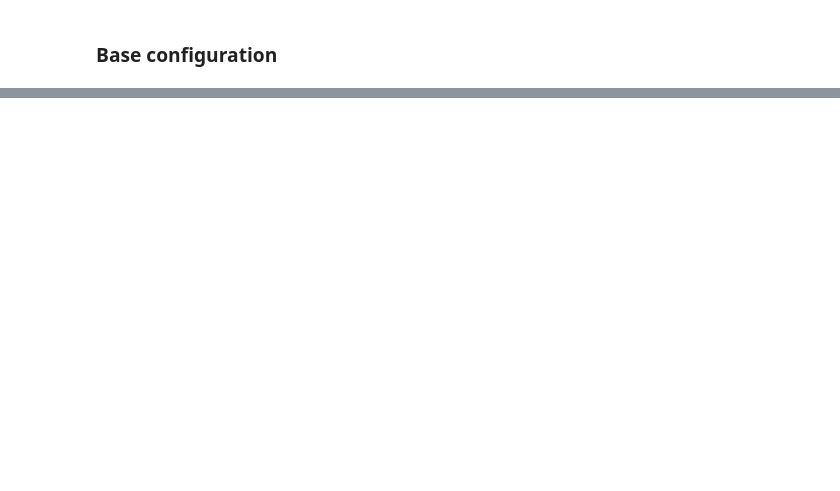
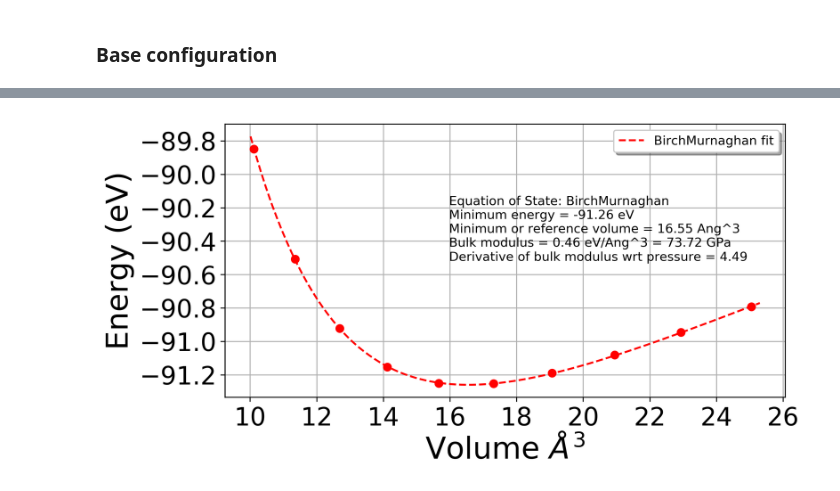
Before and after one commit to zooks97/dftman, a Jupyter notebook: projects/PBS/PBS.ipynb, the cells around one changed output, grey strips where cells are left out. Drawn from its saved outputs; the diff is of its cells as text; code cells hidden in the pictures; blank space fills up the shorter version.

```diff
--- a/projects/PBS/PBS.ipynb
+++ b/projects/PBS/PBS.ipynb
@@ -9,7 +9,8 @@ import matplotlib.pyplot as plt
 
 sys.path.append('../../lib/')
 from dftmanlib.pwscf import pwcalculation_helper, pseudo_helper
-from dftmanlib.job import PBSJob
+from dftmanlib.pwscf.workflow import EOSWorkflow
+from dftmanlib.job import PBSJob, pbsjob_statuses, pbs_status
 from dftmanlib.matproj import mpquery_helper
 from dftmanlib.db import load_db
 
@@ -17,9 +18,10 @@ from tinydb import Query
 
 qgrid.enable()
 db = load_db()
-table = db.table('SubmitJob')
+pbs_table = db.table('PBSJob')
+eos_table = db.table('EOSWorkflow')
 
-PSEUDO_TABLE = '/data/tools/dftman/pseudo_table.json'
+PSEUDO_TABLE = '/home/azadoks/.local/share/pseudo/pseudo_table.json'
 # available pseudo families:
 # ['SSSP_EFFICIENCY', 'SSSP_PRECISION', 'GBRV_US_LDA',
 #  'GBRV_US_PBE', 'GBRV_US_PBEsol', 'DOJO_STANDARD_LDA_NC',
@@ -100,0 +96,2 @@ mpirun -np 20 mpirun -np 20 pw.x < /home/nanohub/azadoks/git/dftman/projects/PBS
+# %%
+workflow = eos_table.get(doc_id=1)
@@ -100,0 +112,2 @@ mpirun -np 20 mpirun -np 20 pw.x < /home/nanohub/azadoks/git/dftman/projects/PBS
+# %%
+a = workflow.output
@@ -100,0 +125,6 @@ mpirun -np 20 mpirun -np 20 pw.x < /home/nanohub/azadoks/git/dftman/projects/PBS
+# %%
+eos_plot = a['birch_murnaghan'].plot()
+eos_plot.gcf().set_dpi(300)
+plt.show()
+# %% [output]
+[figure, added]
```
Also changed, not shown: parts of 11 cells of this notebook, 7 other files.
